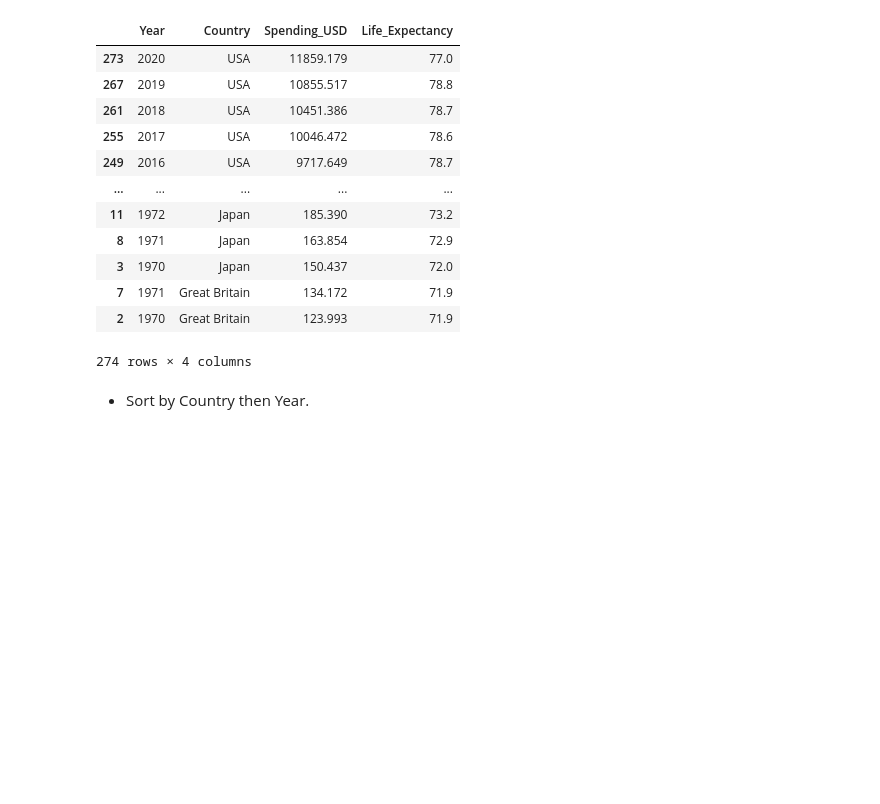
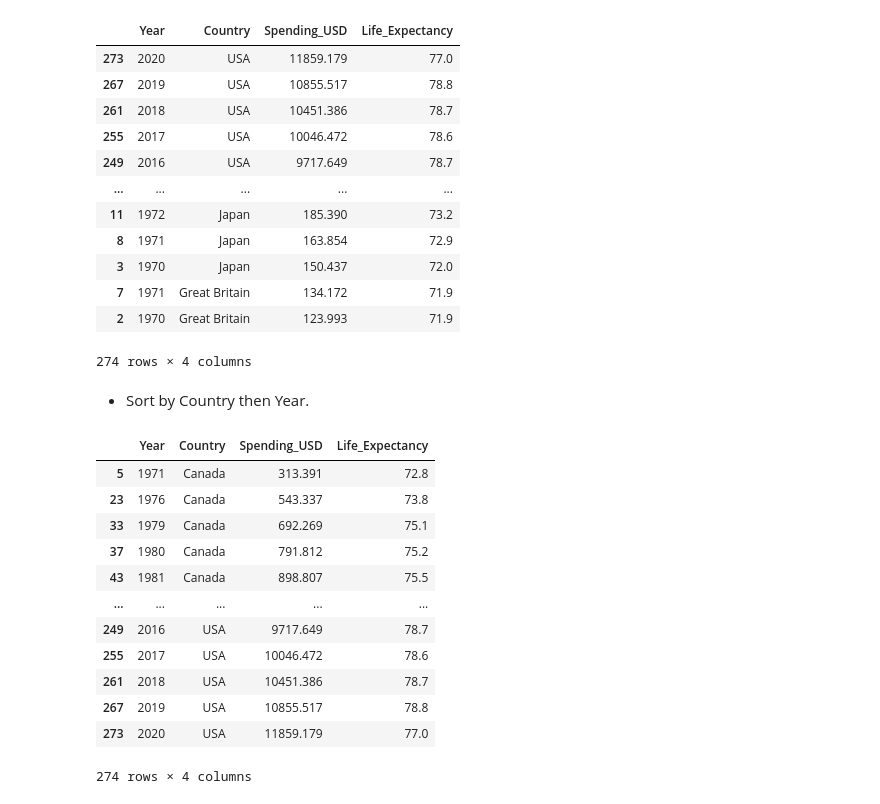
Before and after one commit to geershatisaxena/Healthtip-Data-Analysis, a Jupyter notebook: pandas.ipynb, the cells around one changed output. Saved outputs shown, nothing was run; the diff lists cells and outputs as text; code cells hidden in the pictures; blank space fills up the shorter version.

```diff
--- a/pandas.ipynb
+++ b/pandas.ipynb
@@ -593,3 +593,19 @@ df.sort_values("Spending_USD",ascending=False)
 274 rows × 4 columns
 # %% [markdown]
 - Sort by Country then Year.
+# %%
+df.sort_values(["Country","Year"])
+# %% [output]
+|  | Year | Country | Spending_USD | Life_Expectancy |
+| 5 | 1971 | Canada | 313.391 | 72.8 |
+| 23 | 1976 | Canada | 543.337 | 73.8 |
+| 33 | 1979 | Canada | 692.269 | 75.1 |
+| 37 | 1980 | Canada | 791.812 | 75.2 |
+| 43 | 1981 | Canada | 898.807 | 75.5 |
+| ... | ... | ... | ... | ... |
+| 249 | 2016 | USA | 9717.649 | 78.7 |
+| 255 | 2017 | USA | 10046.472 | 78.6 |
+| 261 | 2018 | USA | 10451.386 | 78.7 |
+| 267 | 2019 | USA | 10855.517 | 78.8 |
+| 273 | 2020 | USA | 11859.179 | 77.0 |
+274 rows × 4 columns
```
